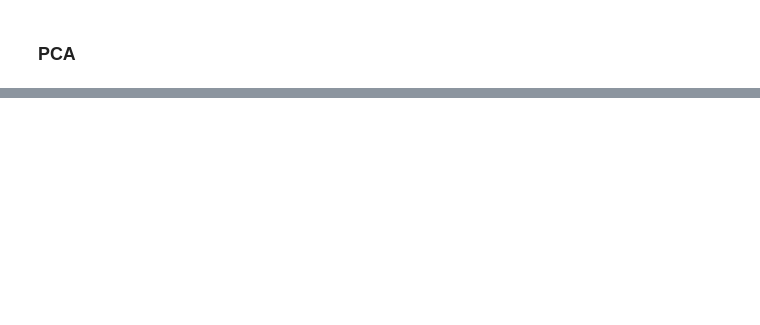
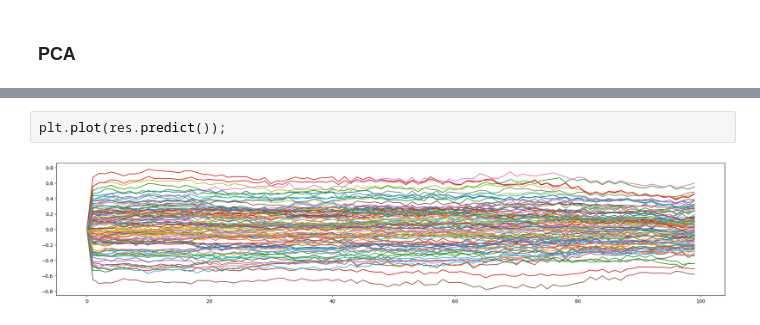
Before and after one commit to julianvanmeggelen/Thesis, a Jupyter notebook: Simulation/Benchmark.ipynb, the cells around one changed output, grey strips where cells are left out. Drawn from its saved outputs; the diff is of its cells as text; blank space fills up the shorter version.

```diff
--- a/Simulation/Benchmark.ipynb
+++ b/Simulation/Benchmark.ipynb
@@ -150,0 +232,4 @@ NameError: name 'res' is not defined
+# %%
+plt.plot(res.predict());
+# %% [output]
+[figure, added]
```
Also changed, not shown: parts of 9 cells of this notebook, 27 other files.
